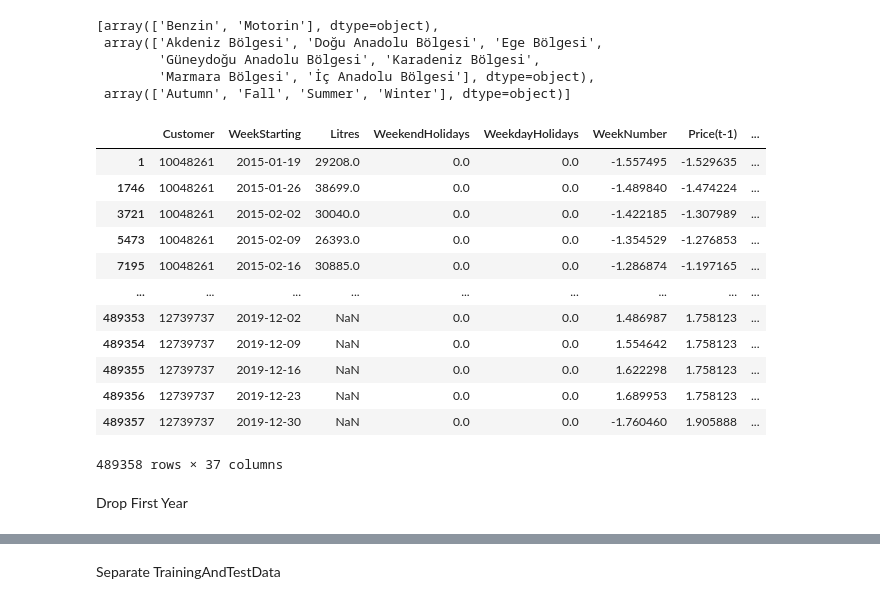
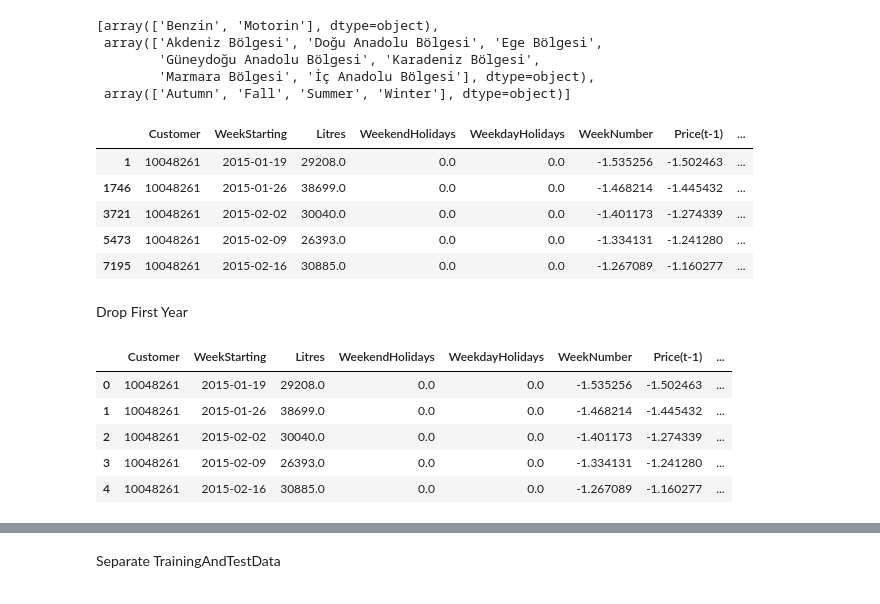
Before and after one commit to feyzijan/ShellDatathon, a Jupyter notebook: DataPrepExtra_3.ipynb, the cells around one changed output, grey strips where cells are left out. Saved outputs shown, nothing was run; the diff lists cells and outputs as text; code cells hidden in the pictures.

```diff
--- a/DataPrepExtra_3.ipynb
+++ b/DataPrepExtra_3.ipynb
@@ -14,0 +10,2 @@ df = pd.read_pickle("Training_TestData.pkl")
+# %%
+df = pd.read_pickle("Training_TestDataNonFinal.pkl")
@@ -174,22 +122,24 @@ df[ohe.categories_[2]] = transformed.toarray()[:,9:]
 # Drop encoded columns
 df.drop(labels=["Area","Product","Season"],axis=1,inplace=True)
 # %%
-df
+df.head()
 # %% [output]
 |  | Customer | WeekStarting | Litres | WeekendHolidays | WeekdayHolidays | WeekNumber | Price(t-1) | ... |
-| 1 | 10048261 | 2015-01-19 | 29208.0 | 0.0 | 0.0 | -1.557495 | -1.529635 | ... |
-| 1746 | 10048261 | 2015-01-26 | 38699.0 | 0.0 | 0.0 | -1.489840 | -1.474224 | ... |
-| 3721 | 10048261 | 2015-02-02 | 30040.0 | 0.0 | 0.0 | -1.422185 | -1.307989 | ... |
-| 5473 | 10048261 | 2015-02-09 | 26393.0 | 0.0 | 0.0 | -1.354529 | -1.276853 | ... |
-| 7195 | 10048261 | 2015-02-16 | 30885.0 | 0.0 | 0.0 | -1.286874 | -1.197165 | ... |
-| ... | ... | ... | ... | ... | ... | ... | ... | ... |
-| 489353 | 12739737 | 2019-12-02 | NaN | 0.0 | 0.0 | 1.486987 | 1.758123 | ... |
-| 489354 | 12739737 | 2019-12-09 | NaN | 0.0 | 0.0 | 1.554642 | 1.758123 | ... |
-| 489355 | 12739737 | 2019-12-16 | NaN | 0.0 | 0.0 | 1.622298 | 1.758123 | ... |
-| 489356 | 12739737 | 2019-12-23 | NaN | 0.0 | 0.0 | 1.689953 | 1.758123 | ... |
-| 489357 | 12739737 | 2019-12-30 | NaN | 0.0 | 0.0 | -1.760460 | 1.905888 | ... |
+| 1 | 10048261 | 2015-01-19 | 29208.0 | 0.0 | 0.0 | -1.535256 | -1.502463 | ... |
+| 1746 | 10048261 | 2015-01-26 | 38699.0 | 0.0 | 0.0 | -1.468214 | -1.445432 | ... |
+| 3721 | 10048261 | 2015-02-02 | 30040.0 | 0.0 | 0.0 | -1.401173 | -1.274339 | ... |
+| 5473 | 10048261 | 2015-02-09 | 26393.0 | 0.0 | 0.0 | -1.334131 | -1.241280 | ... |
+| 7195 | 10048261 | 2015-02-16 | 30885.0 | 0.0 | 0.0 | -1.267089 | -1.160277 | ... |
-489358 rows × 37 columns
 # %% [markdown]
 Drop First Year
 # %%
 df = df[df["WeekStarting"] > "2015-01-01"]
+df = df.reset_index(drop=True)
+df.head()
+# %% [output]
+|  | Customer | WeekStarting | Litres | WeekendHolidays | WeekdayHolidays | WeekNumber | Price(t-1) | ... |
+| 0 | 10048261 | 2015-01-19 | 29208.0 | 0.0 | 0.0 | -1.535256 | -1.502463 | ... |
+| 1 | 10048261 | 2015-01-26 | 38699.0 | 0.0 | 0.0 | -1.468214 | -1.445432 | ... |
+| 2 | 10048261 | 2015-02-02 | 30040.0 | 0.0 | 0.0 | -1.401173 | -1.274339 | ... |
+| 3 | 10048261 | 2015-02-09 | 26393.0 | 0.0 | 0.0 | -1.334131 | -1.241280 | ... |
+| 4 | 10048261 | 2015-02-16 | 30885.0 | 0.0 | 0.0 | -1.267089 | -1.160277 | ... |
```
Also changed, not shown: parts of 16 cells of this notebook, 20 other files.
